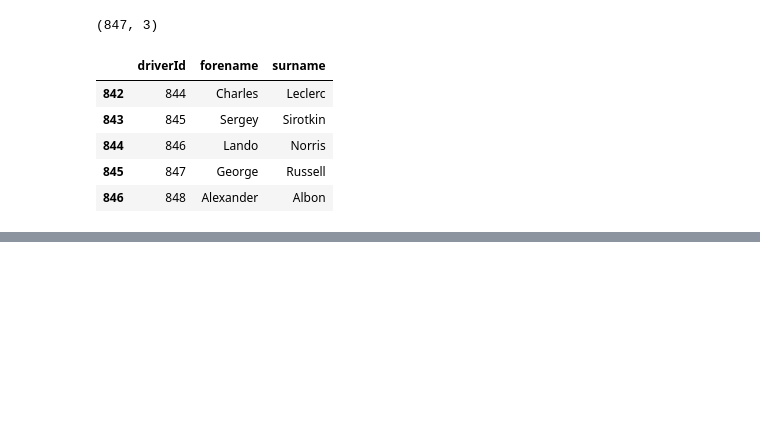
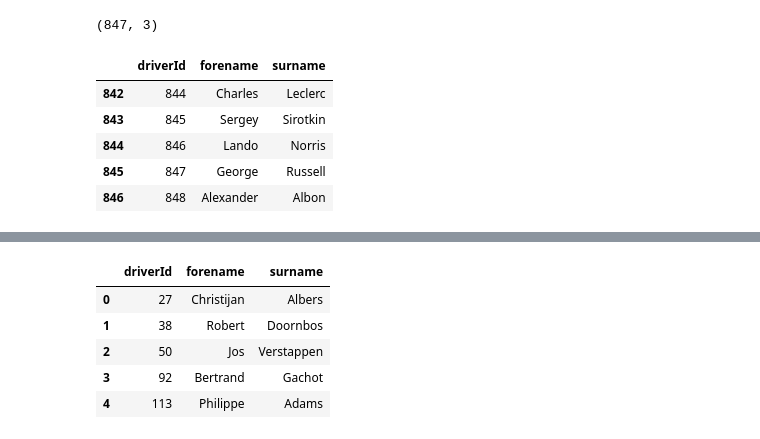
Before and after one commit to jpkeeton/2020Drills, a Jupyter notebook: SimonF1Attempt.ipynb, the cells around one changed output, grey strips where cells are left out. Cells and saved outputs as stored; diff of their text form; code cells hidden in the pictures; blank space fills up the shorter version.

```diff
--- a/SimonF1Attempt.ipynb
+++ b/SimonF1Attempt.ipynb
@@ -71,0 +136,11 @@ data.tail()
+# %%
+# now get the dataframe/table back
+data = pd.read_sql_query(str(s_qry), con=engine)
+data.head()
+# %% [output]
+|  | driverId | forename | surname |
+| 0 | 27 | Christijan | Albers |
+| 1 | 38 | Robert | Doornbos |
+| 2 | 50 | Jos | Verstappen |
+| 3 | 92 | Bertrand | Gachot |
+| 4 | 113 | Philippe | Adams |
```
Also changed, not shown: parts of 28 cells of this notebook.
